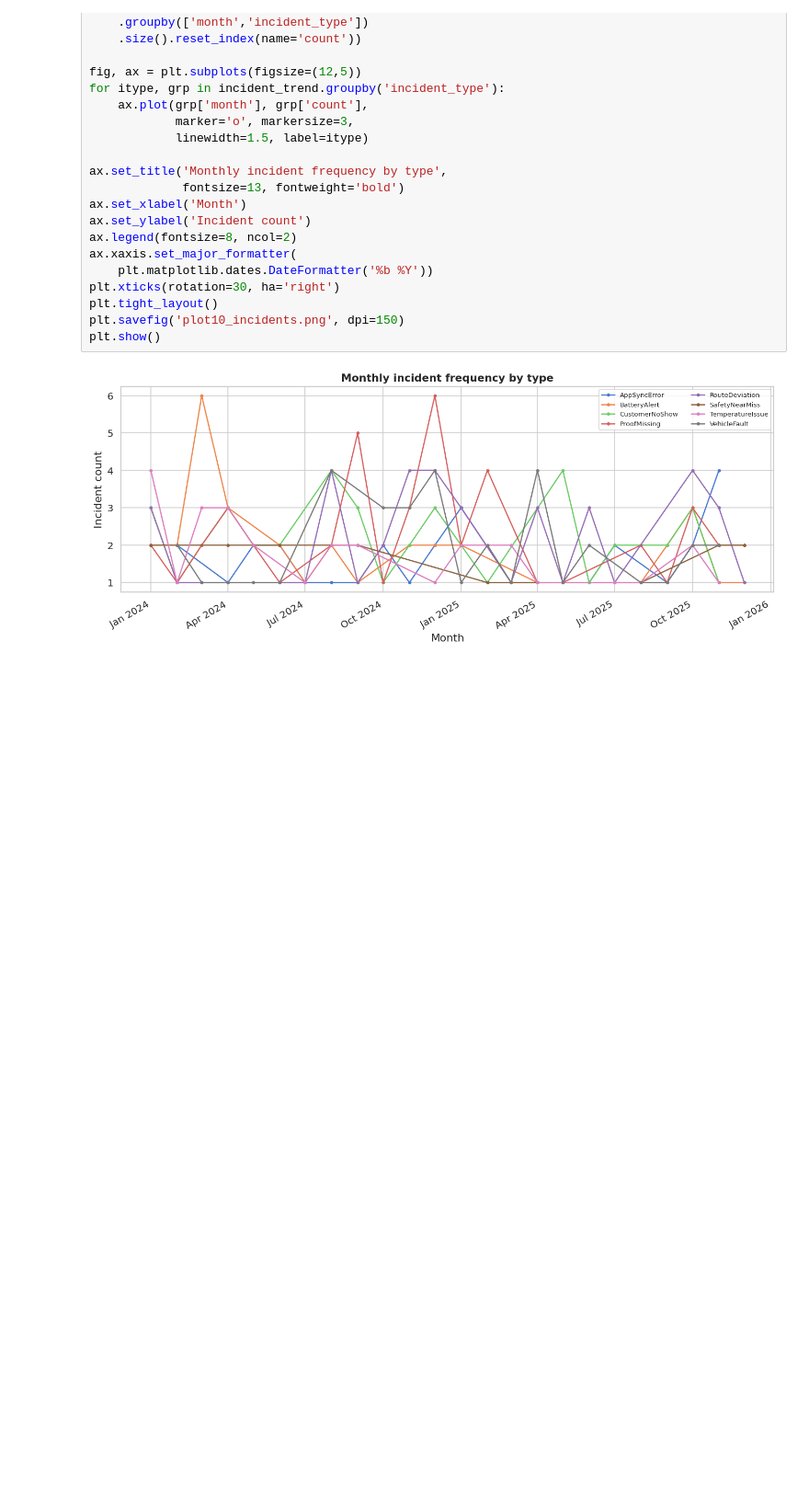
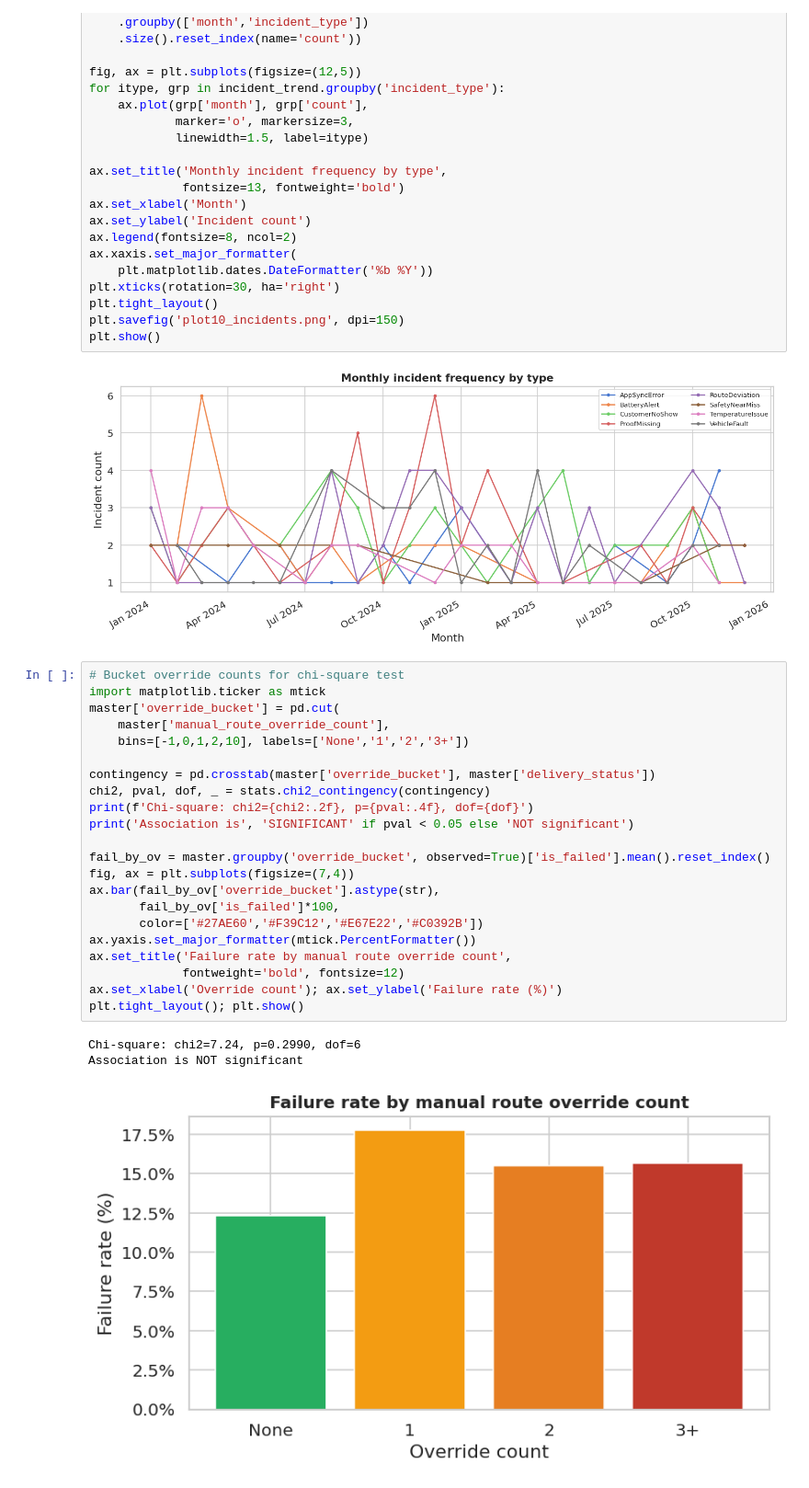
Before and after one commit to ihlasnijam/Northstar-analytics, a Jupyter notebook: Northstar_Analytics_Python.ipynb, the cells around one changed output. Shown at 92% size. Cells and saved outputs as stored; diff of their text form; blank space fills up the shorter version.

```diff
--- a/Northstar_Analytics_Python.ipynb
+++ b/Northstar_Analytics_Python.ipynb
@@ -376,3 +376,29 @@ plt.savefig('plot10_incidents.png', dpi=150)
 plt.show()
 # %% [output]
 [figure]
+# %%
+# Bucket override counts for chi-square test
+import matplotlib.ticker as mtick
+master['override_bucket'] = pd.cut(
+    master['manual_route_override_count'],
+    bins=[-1,0,1,2,10], labels=['None','1','2','3+'])
+
+contingency = pd.crosstab(master['override_bucket'], master['delivery_status'])
+chi2, pval, dof, _ = stats.chi2_contingency(contingency)
+print(f'Chi-square: chi2={chi2:.2f}, p={pval:.4f}, dof={dof}')
+print('Association is', 'SIGNIFICANT' if pval < 0.05 else 'NOT significant')
+
+fail_by_ov = master.groupby('override_bucket', observed=True)['is_failed'].mean().reset_index()
+fig, ax = plt.subplots(figsize=(7,4))
+ax.bar(fail_by_ov['override_bucket'].astype(str),
+       fail_by_ov['is_failed']*100,
+       color=['#27AE60','#F39C12','#E67E22','#C0392B'])
+ax.yaxis.set_major_formatter(mtick.PercentFormatter())
+ax.set_title('Failure rate by manual route override count',
+             fontweight='bold', fontsize=12)
+ax.set_xlabel('Override count'); ax.set_ylabel('Failure rate (%)')
+plt.tight_layout(); plt.show()
+# %% [output]
+Chi-square: chi2=7.24, p=0.2990, dof=6
+Association is NOT significant
+[figure, added]
```
